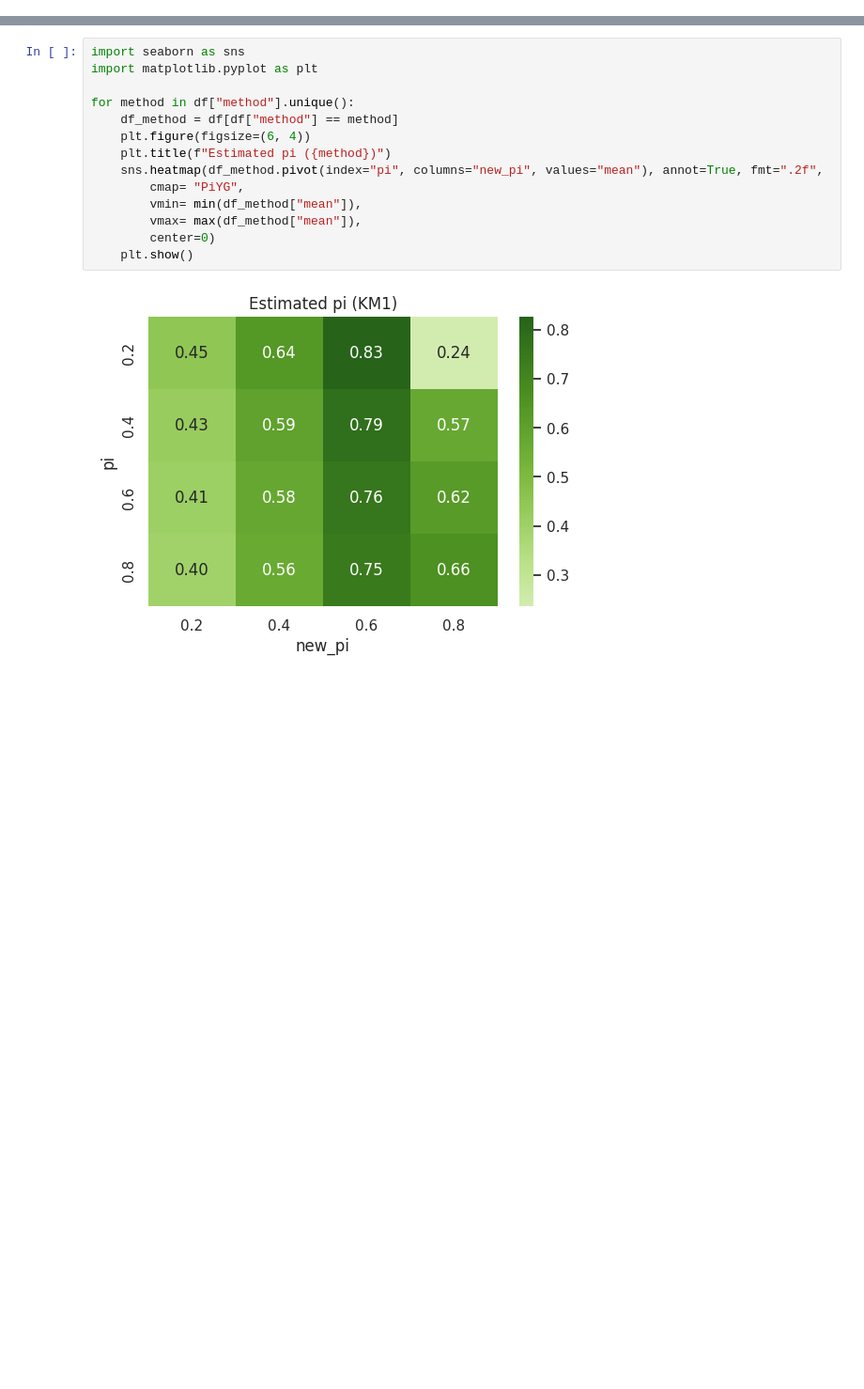
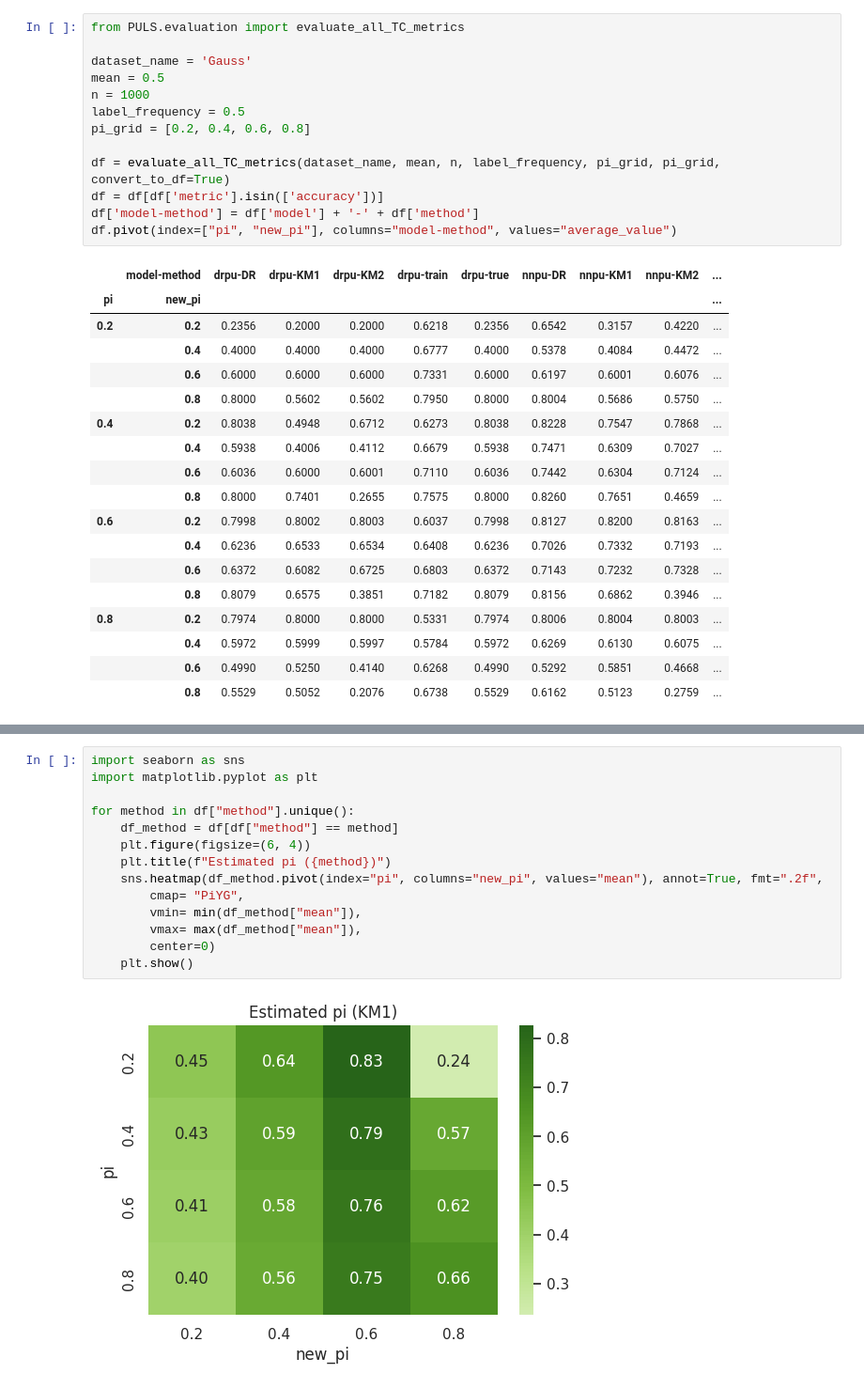
Before and after one commit to izabelatelejko/PULS-Master, a Jupyter notebook: evaluation.ipynb, the cells around one changed output, grey strips where cells are left out. Shown at 94% size. Saved outputs shown, nothing was run; the diff lists cells and outputs as text; blank space fills up the shorter version.

```diff
--- a/evaluation.ipynb
+++ b/evaluation.ipynb
@@ -34 +33,33 @@ mae_results
 |  | 0.8 | 0.052 +- 0.038 | 0.213 +- 0.219 | 0.35 +- 0.251 |
+# %%
+from PULS.evaluation import evaluate_all_TC_metrics
+
+dataset_name = 'Gauss'
+mean = 0.5
+n = 1000
+label_frequency = 0.5
+pi_grid = [0.2, 0.4, 0.6, 0.8]
+
+df = evaluate_all_TC_metrics(dataset_name, mean, n, label_frequency, pi_grid, pi_grid, convert_to_df=True)
+df = df[df['metric'].isin(['accuracy'])]
+df['model-method'] = df['model'] + '-' + df['method']
+df.pivot(index=["pi", "new_pi"], columns="model-method", values="average_value")
+# %% [output]
+|  | model-method | drpu-DR | drpu-KM1 | drpu-KM2 | drpu-train | drpu-true | nnpu-DR | nnpu-KM1 | nnpu-KM2 | ... |
+| pi | new_pi |  |  |  |  |  |  |  |  | ... |
+| 0.2 | 0.2 | 0.2356 | 0.2000 | 0.2000 | 0.6218 | 0.2356 | 0.6542 | 0.3157 | 0.4220 | ... |
+|  | 0.4 | 0.4000 | 0.4000 | 0.4000 | 0.6777 | 0.4000 | 0.5378 | 0.4084 | 0.4472 | ... |
+|  | 0.6 | 0.6000 | 0.6000 | 0.6000 | 0.7331 | 0.6000 | 0.6197 | 0.6001 | 0.6076 | ... |
+|  | 0.8 | 0.8000 | 0.5602 | 0.5602 | 0.7950 | 0.8000 | 0.8004 | 0.5686 | 0.5750 | ... |
+| 0.4 | 0.2 | 0.8038 | 0.4948 | 0.6712 | 0.6273 | 0.8038 | 0.8228 | 0.7547 | 0.7868 | ... |
+|  | 0.4 | 0.5938 | 0.4006 | 0.4112 | 0.6679 | 0.5938 | 0.7471 | 0.6309 | 0.7027 | ... |
+|  | 0.6 | 0.6036 | 0.6000 | 0.6001 | 0.7110 | 0.6036 | 0.7442 | 0.6304 | 0.7124 | ... |
+|  | 0.8 | 0.8000 | 0.7401 | 0.2655 | 0.7575 | 0.8000 | 0.8260 | 0.7651 | 0.4659 | ... |
+| 0.6 | 0.2 | 0.7998 | 0.8002 | 0.8003 | 0.6037 | 0.7998 | 0.8127 | 0.8200 | 0.8163 | ... |
+|  | 0.4 | 0.6236 | 0.6533 | 0.6534 | 0.6408 | 0.6236 | 0.7026 | 0.7332 | 0.7193 | ... |
+|  | 0.6 | 0.6372 | 0.6082 | 0.6725 | 0.6803 | 0.6372 | 0.7143 | 0.7232 | 0.7328 | ... |
+|  | 0.8 | 0.8079 | 0.6575 | 0.3851 | 0.7182 | 0.8079 | 0.8156 | 0.6862 | 0.3946 | ... |
+| 0.8 | 0.2 | 0.7974 | 0.8000 | 0.8000 | 0.5331 | 0.7974 | 0.8006 | 0.8004 | 0.8003 | ... |
+|  | 0.4 | 0.5972 | 0.5999 | 0.5997 | 0.5784 | 0.5972 | 0.6269 | 0.6130 | 0.6075 | ... |
+|  | 0.6 | 0.4990 | 0.5250 | 0.4140 | 0.6268 | 0.4990 | 0.5292 | 0.5851 | 0.4668 | ... |
+|  | 0.8 | 0.5529 | 0.5052 | 0.2076 | 0.6738 | 0.5529 | 0.6162 | 0.5123 | 0.2759 | ... |
```
Also changed, not shown: parts of 5 cells of this notebook, 4 other files.
